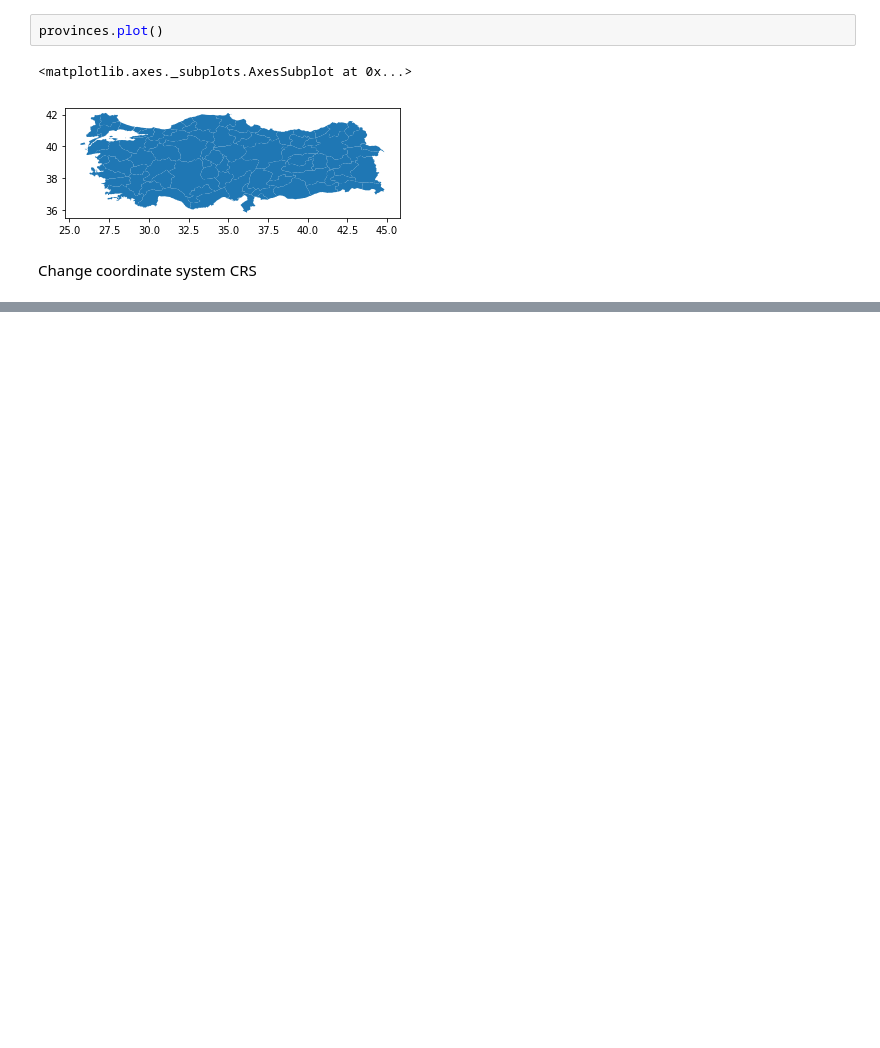
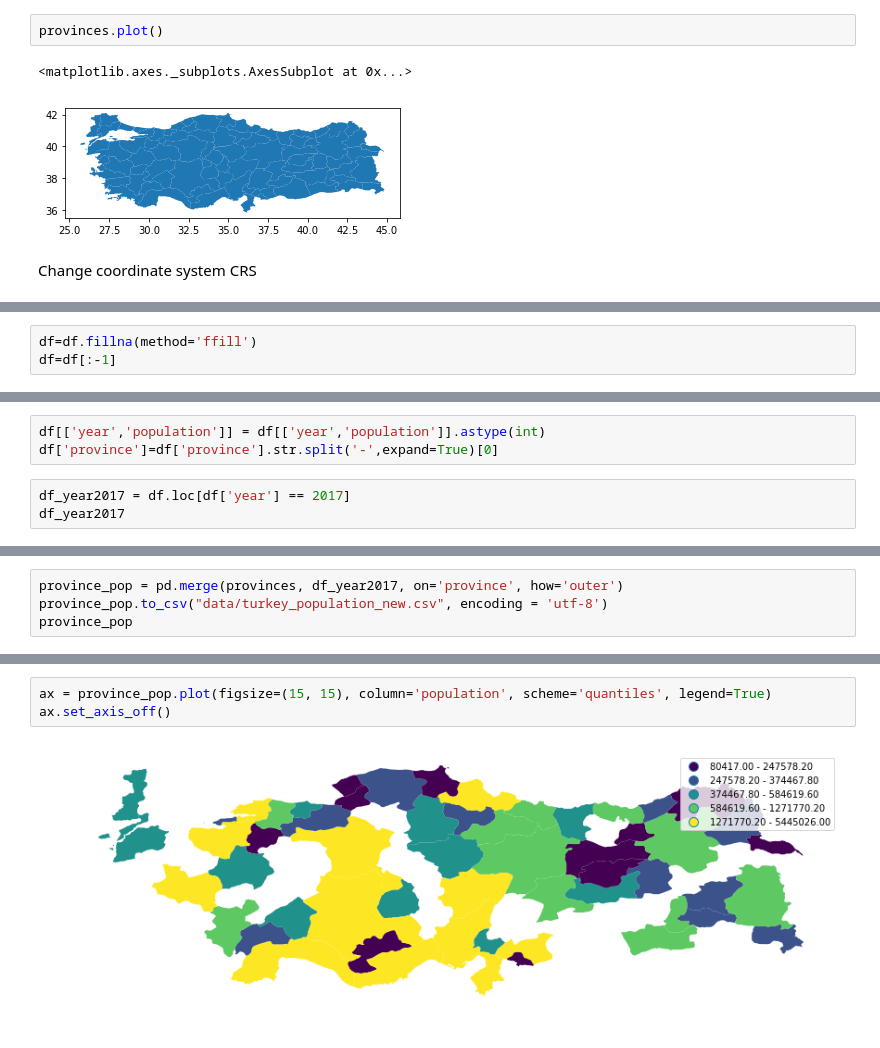
Before and after one commit to ctukel/Geopandas-projects, a Jupyter notebook: Turkeys_population.ipynb, the cells around one changed output, grey strips where cells are left out. Cells and saved outputs as stored; diff of their text form; blank space fills up the shorter version.

```diff
--- a/Turkeys_population.ipynb
+++ b/Turkeys_population.ipynb
@@ -47,0 +65,3 @@ provinces
+# %%
+df=df.fillna(method='ffill')
+df=df[:-1]
@@ -47,0 +72,6 @@ provinces
+# %%
+df[['year','population']] = df[['year','population']].astype(int)
+df['province']=df['province'].str.split('-',expand=True)[0]
+# %%
+df_year2017 = df.loc[df['year'] == 2017]
+df_year2017
@@ -47,0 +92,4 @@ provinces
+# %%
+province_pop = pd.merge(provinces, df_year2017, on='province', how='outer')
+province_pop.to_csv("data/turkey_population_new.csv", encoding = 'utf-8')
+province_pop
@@ -47,0 +110,5 @@ provinces
+# %%
+ax = province_pop.plot(figsize=(15, 15), column='population', scheme='quantiles', legend=True)
+ax.set_axis_off()
+# %% [output]
+[figure, added]
```
Also changed, not shown: parts of 13 cells of this notebook.
